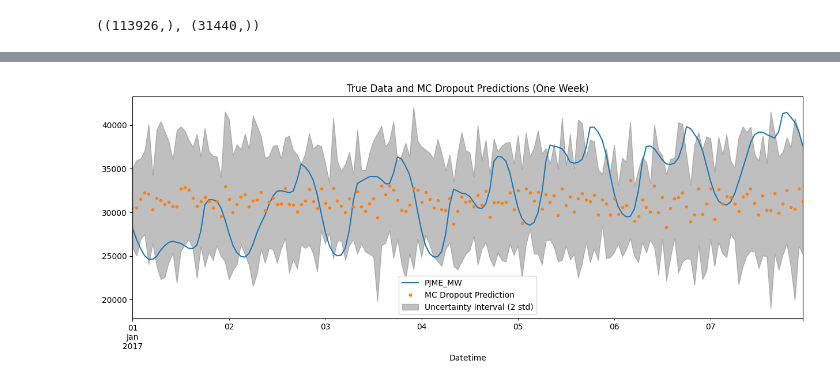
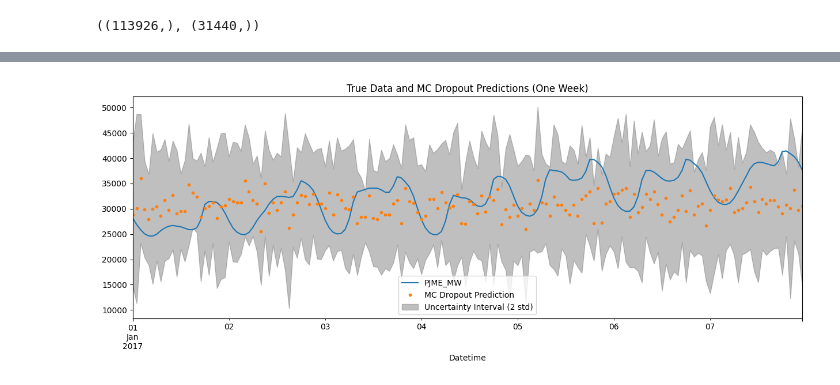
Before and after one commit to ahmedkakiAK/Bayesian_stats_project, a Jupyter notebook: PMJE_prediction.ipynb, the cells around one changed output, grey strips where cells are left out. Cells and saved outputs as stored; diff of their text form; code cells hidden in the pictures.

```diff
--- a/PMJE_prediction.ipynb
+++ b/PMJE_prediction.ipynb
@@ -8,3 +8,6 @@ import torch
 import torch.nn as nn
 import torch.optim as optim
 from torch.utils.data import DataLoader, TensorDataset
+# %%
+device = torch.device("cuda" if torch.cuda.is_available() else "cpu")
+print(f"Using device: {device}")
@@ -67,6 +72,13 @@ y_train = train[TARGET]
 
 X_test = test[FEATURES]
 y_test = test[TARGET]
+# %%
+from sklearn.preprocessing import StandardScaler
+
+scaler = StandardScaler()
+
+X_train_norm = scaler.fit_transform(X_train)
+X_test_norm = scaler.transform(X_test)
 # %%
 X_train.values
 # %% [output]
@@ -88,7 +100,7 @@ class MLPWithDropout(nn.Module):
 
         hidden_dims = [input_dim] + hidden_dims
 
-        self.layers = []
+        self.layers = nn.ModuleList()
         for i in range(1, len(hidden_dims)):
             self.layers.append(nn.Sequential(
             nn.Linear(hidden_dims[i-1], hidden_dims[i]),
@@ -103,7 +115,7 @@ class MLPWithDropout(nn.Module):
             x = layer(x)
         return self.output_layer(x)
 
-model = MLPWithDropout(6, [1024, 1024, 1024, 1024, 1024], 1)
+model = MLPWithDropout(6, [1000, 2000, 2000, 2000, 1000], 1).to(device)
 # %%
 # Paramètres
 batch_size = 256
@@ -113,8 +125,8 @@ patience = 3  # Nombre d'époques sans amélioration avant d'arrêter
 best_val_loss = float('inf')  # Initialiser la meilleure perte de validation à l'infini
 early_stop_counter = 0  # Compteur pour suivre le nombre d'époques sans amélioration
 
-X_train = torch.tensor(X_train.values, dtype=torch.float32)  # Convertir en tenseur
-y_train = torch.tensor(y_train.values, dtype=torch.float32)  # Convertir en tenseur
+X_train = torch.tensor(X_train_norm, dtype=torch.float32).to(device)  # Convertir en tenseur
+y_train = torch.tensor(y_train.values, dtype=torch.float32).to(device)  # Convertir en tenseur
 
 # DataLoader pour gérer les batches
 train_dataset = TensorDataset(X_train, y_train)
@@ -132,6 +144,9 @@ for epoch in range(epochs):
     for batch_idx, (X_batch, y_batch) in enumerate(train_loader):
         # Remise à zéro des gradients
         optimizer.zero_grad()
+
+        X_batch = X_batch.to(device)
+        y_batch = y_batch.to(device)
 
         # Forward pass
         y_pred = model(X_batch)
@@ -201,7 +201,7 @@ def predict_with_uncertainty(model, X_test, n_iter=100):
     return predictions
 
 # Assurez-vous que X_test est un tenseur
-X_test_tensor = torch.tensor(X_test.values, dtype=torch.float32)
+X_test_tensor = torch.tensor(X_test.values, dtype=torch.float32).to(device)
 
 # Effectuer les prédictions avec MC Dropout
 n_iter = 10  # Nombre de passes pour obtenir l'incertitude
@@ -215,31 +215,31 @@ std_predictions = predictions.std(axis=0)
 test['predictions'] = mean_predictions.flatten()  # Prédiction moyenne
 test['std_predictions'] = std_predictions.flatten()  # Intervalle d'incertitude
 
 
 # Filtrer les données pour une semaine spécifique (ex. une semaine de janvier 2010)
 start_date = '2017-01-01'
 end_date = '2017-01-07'
 test.index = pd.to_datetime(test.index)
 test.sort_index(inplace=True)
 df_week = test.loc[start_date:end_date]
 
 # Tracer les prédictions et les vraies valeurs
 fig, ax = plt.subplots(figsize=(15, 5))
 
 # Tracer les valeurs réelles (True Data)
 df_week[['PJME_MW']].plot(ax=ax, label='True Data')
 
 # Tracer les prédictions (Prediction)
 df_week['predictions'].plot(ax=ax, style='.', label='MC Dropout Prediction')
 
 # Affichage de l'incertitude (intervalle de confiance à 95% avec 2 écarts-types)
 ax.fill_between(df_week.index, df_week['predictions'] - 2 * df_week['std_predictions'],
                 df_week['predictions'] + 2 * df_week['std_predictions'],
                 color='gray', alpha=0.5, label='Uncertainty Interval (2 std)')
 
 # Configurations de l'affichage
 plt.legend(loc='best')
 ax.set_title('True Data and MC Dropout Predictions (One Week)')
 plt.show()
 # %% [output]
-[figure, old version]
+[figure, new version]
```
Also changed, not shown: parts of 4 cells of this notebook, 1 other file.
